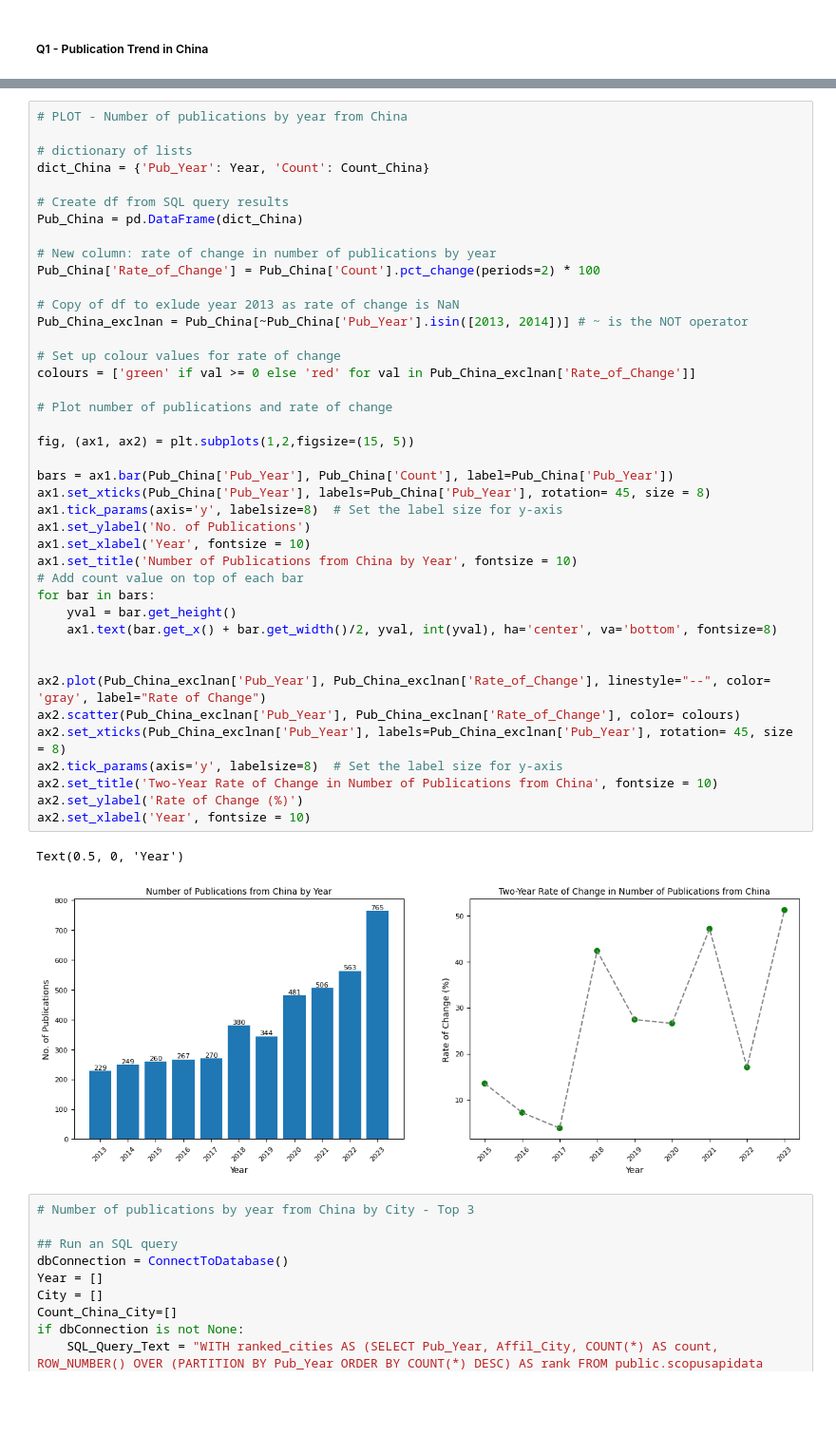
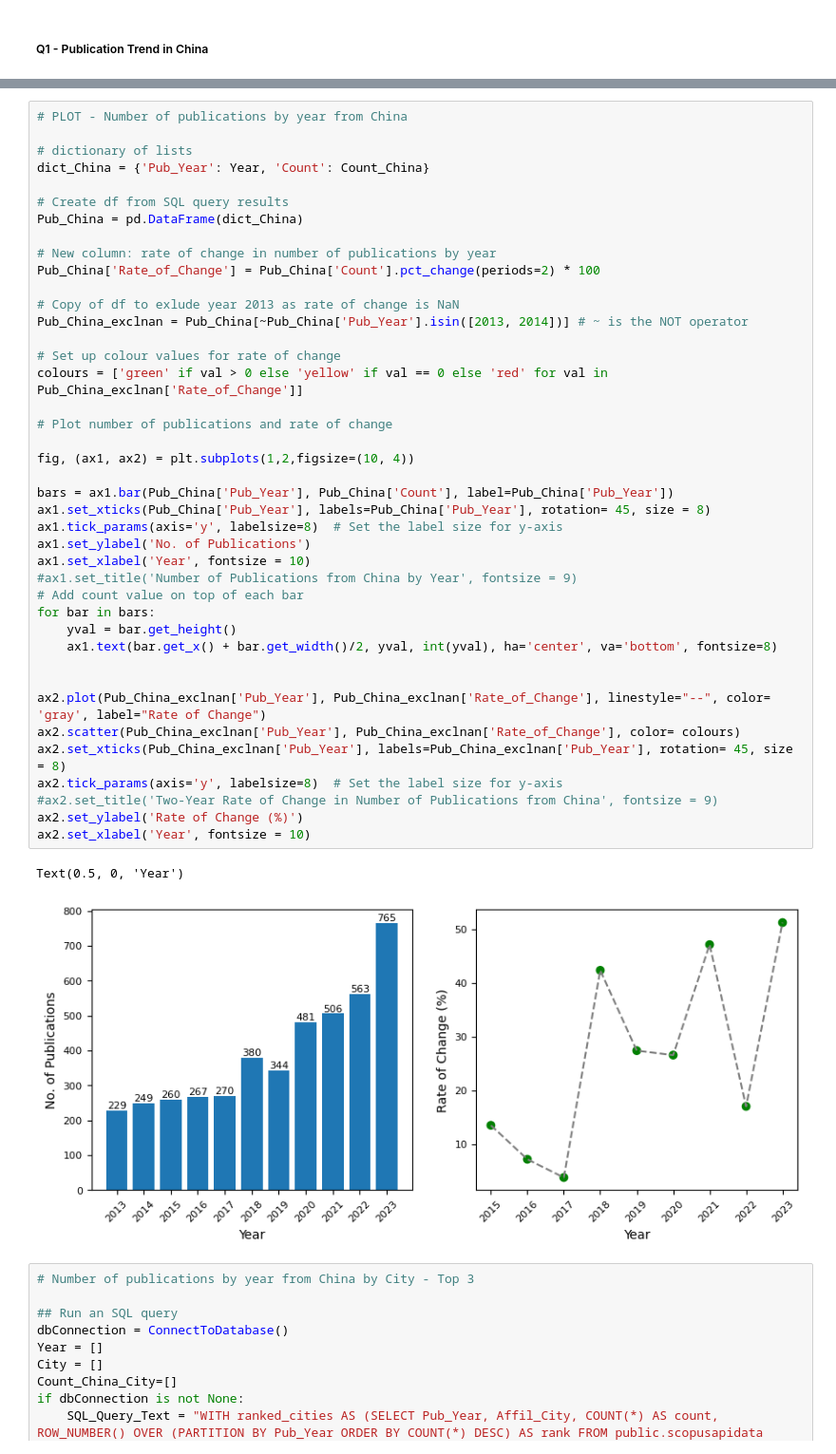
Before and after one commit to Arg-Pep/CS648---Project-ID-24-8, a Jupyter notebook: CS648 - Code.ipynb, the cells around one changed output, grey strips where cells are left out. Shown: that part at 95% size. Cells and saved outputs as stored; diff of their text form; blank space fills up the shorter version.

```diff
--- a/CS648 - Code.ipynb
+++ b/CS648 - Code.ipynb
@@ -873,38 +873,38 @@ Pub_China = pd.DataFrame(dict_China)
 # New column: rate of change in number of publications by year
 Pub_China['Rate_of_Change'] = Pub_China['Count'].pct_change(periods=2) * 100
 
 # Copy of df to exlude year 2013 as rate of change is NaN
 Pub_China_exclnan = Pub_China[~Pub_China['Pub_Year'].isin([2013, 2014])] # ~ is the NOT operator
 
 # Set up colour values for rate of change
-colours = ['green' if val >= 0 else 'red' for val in Pub_China_exclnan['Rate_of_Change']]
+colours = ['green' if val > 0 else 'yellow' if val == 0 else 'red' for val in Pub_China_exclnan['Rate_of_Change']]
 
 # Plot number of publications and rate of change
 
-fig, (ax1, ax2) = plt.subplots(1,2,figsize=(15, 5))
+fig, (ax1, ax2) = plt.subplots(1,2,figsize=(10, 4))
 
 bars = ax1.bar(Pub_China['Pub_Year'], Pub_China['Count'], label=Pub_China['Pub_Year'])
 ax1.set_xticks(Pub_China['Pub_Year'], labels=Pub_China['Pub_Year'], rotation= 45, size = 8)
 ax1.tick_params(axis='y', labelsize=8)  # Set the label size for y-axis
 ax1.set_ylabel('No. of Publications')
 ax1.set_xlabel('Year', fontsize = 10)
-ax1.set_title('Number of Publications from China by Year', fontsize = 10)
+#ax1.set_title('Number of Publications from China by Year', fontsize = 9)
 # Add count value on top of each bar
 for bar in bars:
     yval = bar.get_height()
     ax1.text(bar.get_x() + bar.get_width()/2, yval, int(yval), ha='center', va='bottom', fontsize=8)
 
 
 ax2.plot(Pub_China_exclnan['Pub_Year'], Pub_China_exclnan['Rate_of_Change'], linestyle="--", color= 'gray', label="Rate of Change")
 ax2.scatter(Pub_China_exclnan['Pub_Year'], Pub_China_exclnan['Rate_of_Change'], color= colours)
 ax2.set_xticks(Pub_China_exclnan['Pub_Year'], labels=Pub_China_exclnan['Pub_Year'], rotation= 45, size = 8)
 ax2.tick_params(axis='y', labelsize=8)  # Set the label size for y-axis
-ax2.set_title('Two-Year Rate of Change in Number of Publications from China', fontsize = 10)
+#ax2.set_title('Two-Year Rate of Change in Number of Publications from China', fontsize = 9)
 ax2.set_ylabel('Rate of Change (%)')
 ax2.set_xlabel('Year', fontsize = 10)
 # %% [output]
 Text(0.5, 0, 'Year')
-[figure, old version]
+[figure, new version]
 # %%
 # Number of publications by year from China by City - Top 3
 
```
Also changed, not shown: parts of 10 cells of this notebook.
